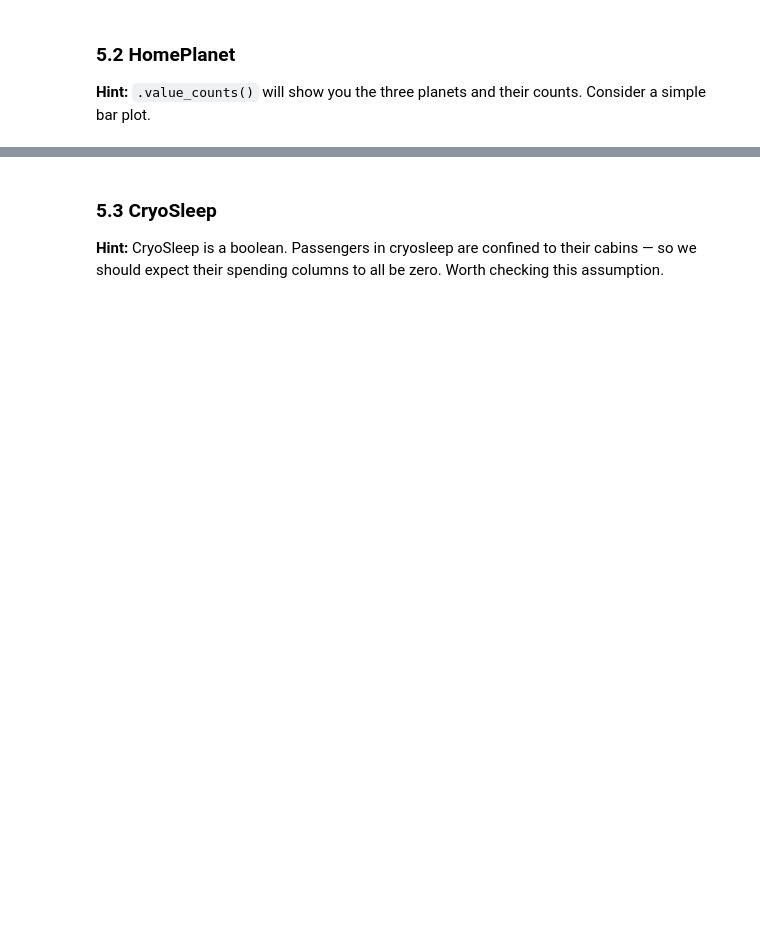
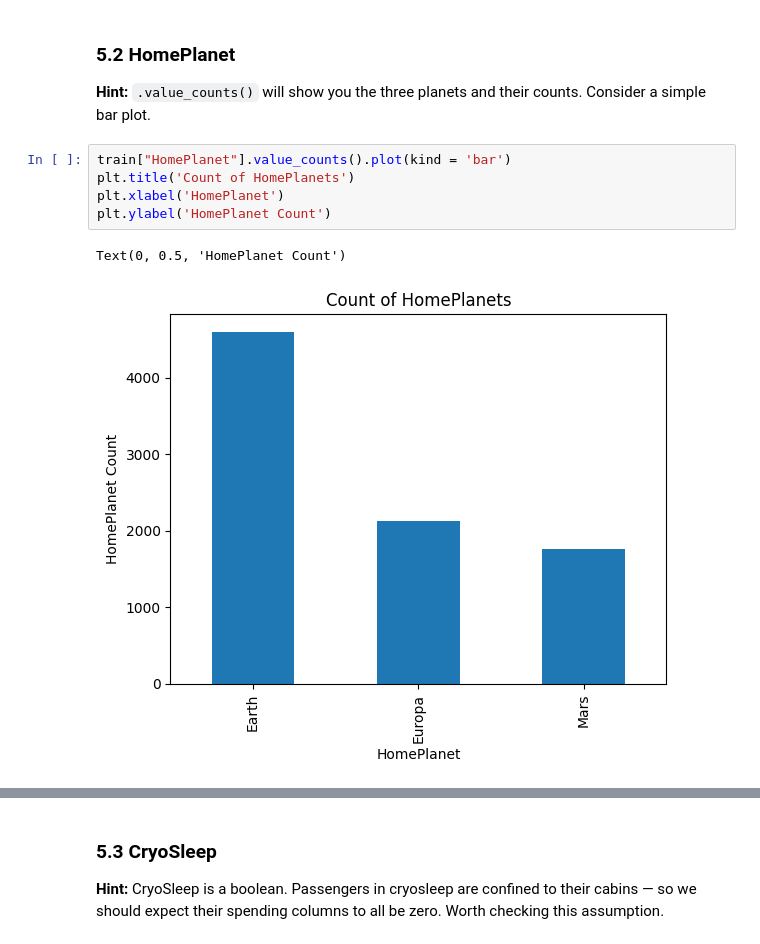
Before and after one commit to MariosGIT3526/Spaceship_Titanic_MP, a Jupyter notebook: Spaceship_Titanic_MP/notebooks/01_eda.ipynb, the cells around one changed output, grey strips where cells are left out. Saved outputs shown, nothing was run; the diff lists cells and outputs as text; blank space fills up the shorter version.

```diff
--- a/Spaceship_Titanic_MP/notebooks/01_eda.ipynb
+++ b/Spaceship_Titanic_MP/notebooks/01_eda.ipynb
@@ -107,3 +420,11 @@ This is a **binary classification** problem with the target variable `Transporte
 ### 5.2 HomePlanet
 
 **Hint:** `.value_counts()` will show you the three planets and their counts. Consider a simple bar plot.
+# %%
+train["HomePlanet"].value_counts().plot(kind = 'bar')
+plt.title('Count of HomePlanets')
+plt.xlabel('HomePlanet')
+plt.ylabel('HomePlanet Count')
+# %% [output]
+Text(0, 0.5, 'HomePlanet Count')
+[figure, added]
```
Also changed, not shown: parts of 67 cells of this notebook.
